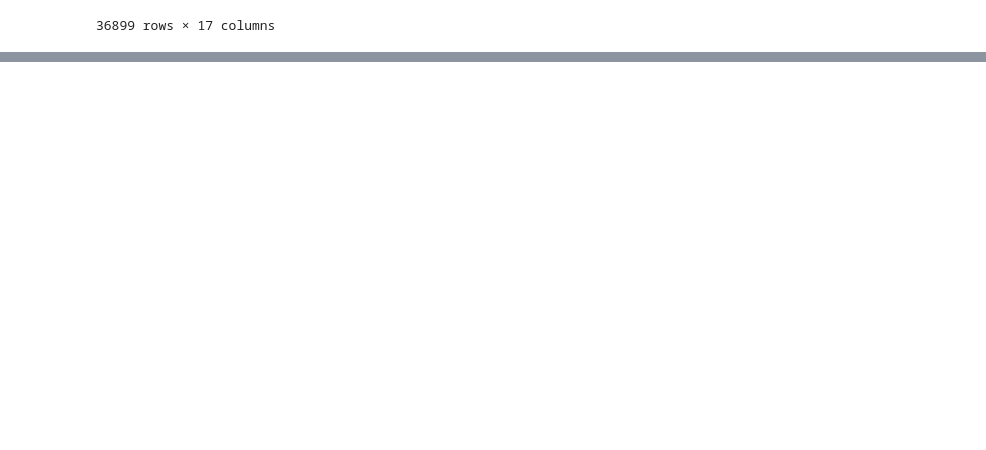
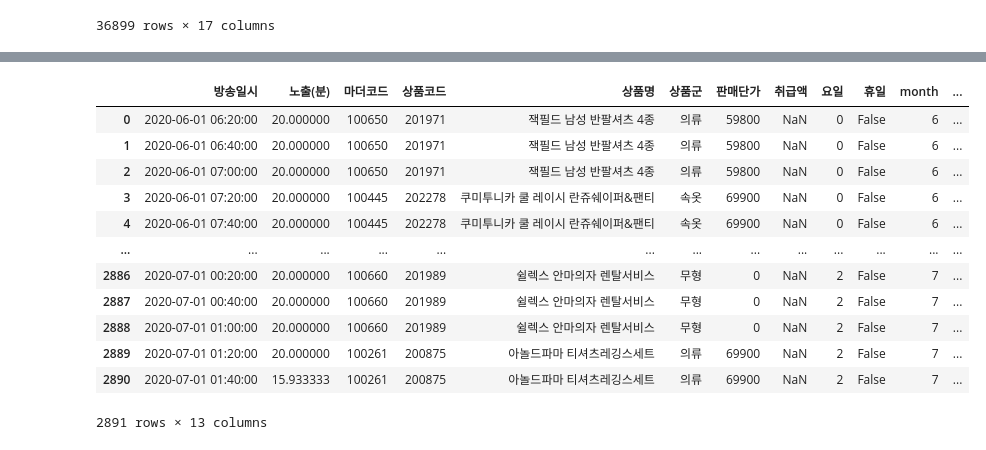
Before and after one commit to WonwooJo/TIL, a Jupyter notebook: BigCon/BigCon_20.09.22(seoul, weekday, holiday).ipynb, the cells around one changed output, grey strips where cells are left out. Cells and saved outputs as stored; diff of their text form; code cells hidden in the pictures; blank space fills up the shorter version.

```diff
--- a/BigCon/BigCon_20.09.22(seoul, weekday, holiday).ipynb
+++ b/BigCon/BigCon_20.09.22(seoul, weekday, holiday).ipynb
@@ -450,0 +502,2 @@ heat = sns.heatmap(df_new_corr,square = True, annot = True, vmax = 0.7)
+# %%
+Test['요일'] = Test['요일'].astype('category')
@@ -450,0 +533,12 @@ heat = sns.heatmap(df_new_corr,square = True, annot = True, vmax = 0.7)
+# %%
+l = []
+if __name__=='__main__':
+    for i in Test['방송일시']:
+        now = i
+        daytuple = ((now.month),(now.day))
+        nowholiday = holiday2020()
+        l.append(nowholiday.is_holiday(daytuple))
+
+holiday = pd.Series(l).astype('category')
+# %%
+Test['휴일'] = holiday
@@ -450,0 +581,20 @@ heat = sns.heatmap(df_new_corr,square = True, annot = True, vmax = 0.7)
+# %%
+Test['month'] = Test['방송일시'].dt.month
+Test['day'] = Test['방송일시'].dt.day
+Test['hour'] = Test['방송일시'].dt.hour
+# %%
+Test
+# %% [output]
+|  | 방송일시 | 노출(분) | 마더코드 | 상품코드 | 상품명 | 상품군 | 판매단가 | 취급액 | 요일 | 휴일 | month | ... |
+| 0 | 2020-06-01 06:20:00 | 20.000000 | 100650 | 201971 | 잭필드 남성 반팔셔츠 4종 | 의류 | 59800 | NaN | 0 | False | 6 | ... |
+| 1 | 2020-06-01 06:40:00 | 20.000000 | 100650 | 201971 | 잭필드 남성 반팔셔츠 4종 | 의류 | 59800 | NaN | 0 | False | 6 | ... |
+| 2 | 2020-06-01 07:00:00 | 20.000000 | 100650 | 201971 | 잭필드 남성 반팔셔츠 4종 | 의류 | 59800 | NaN | 0 | False | 6 | ... |
+| 3 | 2020-06-01 07:20:00 | 20.000000 | 100445 | 202278 | 쿠미투니카 쿨 레이시 란쥬쉐이퍼&팬티 | 속옷 | 69900 | NaN | 0 | False | 6 | ... |
+| 4 | 2020-06-01 07:40:00 | 20.000000 | 100445 | 202278 | 쿠미투니카 쿨 레이시 란쥬쉐이퍼&팬티 | 속옷 | 69900 | NaN | 0 | False | 6 | ... |
+| ... | ... | ... | ... | ... | ... | ... | ... | ... | ... | ... | ... | ... |
+| 2886 | 2020-07-01 00:20:00 | 20.000000 | 100660 | 201989 | 쉴렉스 안마의자 렌탈서비스 | 무형 | 0 | NaN | 2 | False | 7 | ... |
+| 2887 | 2020-07-01 00:40:00 | 20.000000 | 100660 | 201989 | 쉴렉스 안마의자 렌탈서비스 | 무형 | 0 | NaN | 2 | False | 7 | ... |
+| 2888 | 2020-07-01 01:00:00 | 20.000000 | 100660 | 201989 | 쉴렉스 안마의자 렌탈서비스 | 무형 | 0 | NaN | 2 | False | 7 | ... |
+| 2889 | 2020-07-01 01:20:00 | 20.000000 | 100261 | 200875 | 아놀드파마 티셔츠레깅스세트 | 의류 | 69900 | NaN | 2 | False | 7 | ... |
+| 2890 | 2020-07-01 01:40:00 | 15.933333 | 100261 | 200875 | 아놀드파마 티셔츠레깅스세트 | 의류 | 69900 | NaN | 2 | False | 7 | ... |
+2891 rows × 13 columns
```
Also changed, not shown: parts of 17 cells of this notebook, 2 other files.
